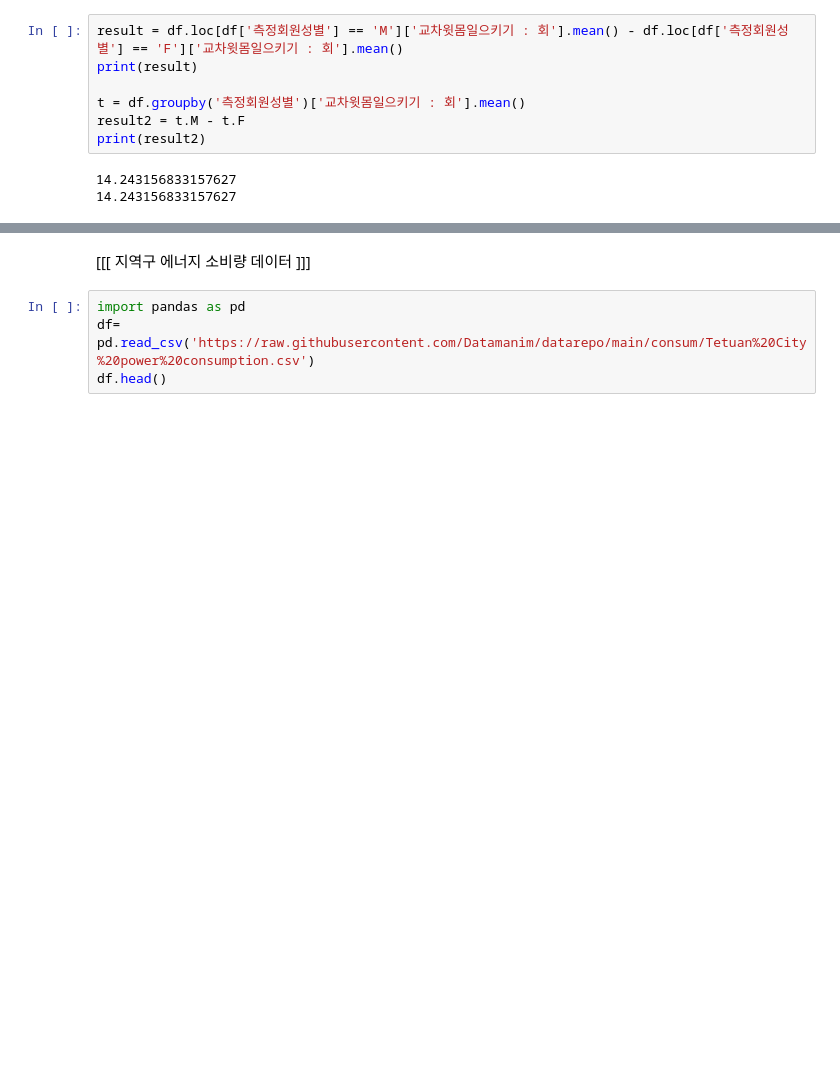
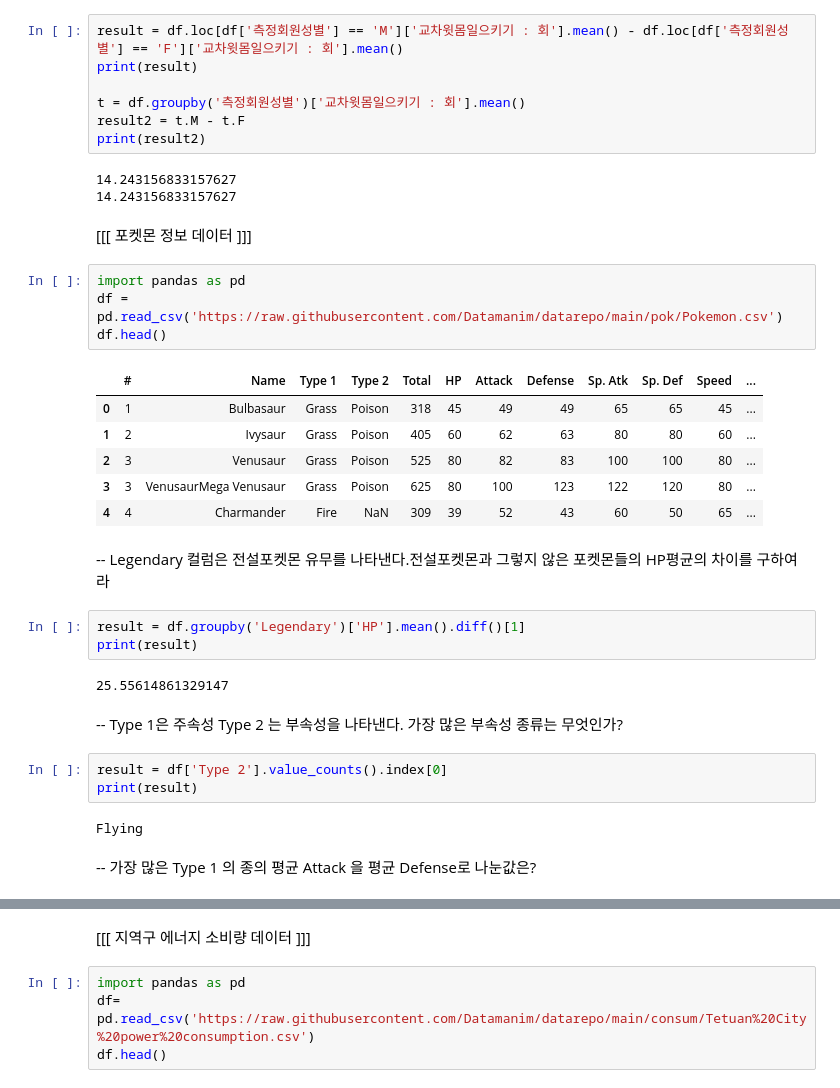
Before and after one commit to iuj180/practice, a Jupyter notebook: practice_Datamanim_category1.ipynb, the cells around one changed output, grey strips where cells are left out. Saved outputs shown, nothing was run; the diff lists cells and outputs as text; blank space fills up the shorter version.

```diff
--- a/practice_Datamanim_category1.ipynb
+++ b/practice_Datamanim_category1.ipynb
@@ -726,3 +726,32 @@ print(result2)
 # %% [output]
 14.243156833157627
 14.243156833157627
+# %% [markdown]
+[[[ 포켓몬 정보 데이터 ]]]
+# %%
+import pandas as pd
+df = pd.read_csv('https://raw.githubusercontent.com/Datamanim/datarepo/main/pok/Pokemon.csv')
+df.head()
+# %% [output]
+|  | # | Name | Type 1 | Type 2 | Total | HP | Attack | Defense | Sp. Atk | Sp. Def | Speed | ... |
+| 0 | 1 | Bulbasaur | Grass | Poison | 318 | 45 | 49 | 49 | 65 | 65 | 45 | ... |
+| 1 | 2 | Ivysaur | Grass | Poison | 405 | 60 | 62 | 63 | 80 | 80 | 60 | ... |
+| 2 | 3 | Venusaur | Grass | Poison | 525 | 80 | 82 | 83 | 100 | 100 | 80 | ... |
+| 3 | 3 | VenusaurMega Venusaur | Grass | Poison | 625 | 80 | 100 | 123 | 122 | 120 | 80 | ... |
+| 4 | 4 | Charmander | Fire | NaN | 309 | 39 | 52 | 43 | 60 | 50 | 65 | ... |
+# %% [markdown]
+-- Legendary 컬럼은 전설포켓몬 유무를 나타낸다.전설포켓몬과 그렇지 않은 포켓몬들의 HP평균의 차이를 구하여라
+# %%
+result = df.groupby('Legendary')['HP'].mean().diff()[1]
+print(result)
+# %% [output]
+25.55614861329147
+# %% [markdown]
+-- Type 1은 주속성 Type 2 는 부속성을 나타낸다. 가장 많은 부속성 종류는 무엇인가?
+# %%
+result = df['Type 2'].value_counts().index[0]
+print(result)
+# %% [output]
+Flying
+# %% [markdown]
+-- 가장 많은 Type 1 의 종의 평균 Attack 을 평균 Defense로 나눈값은?
```
Also changed, not shown: parts of 15 cells of this notebook.
